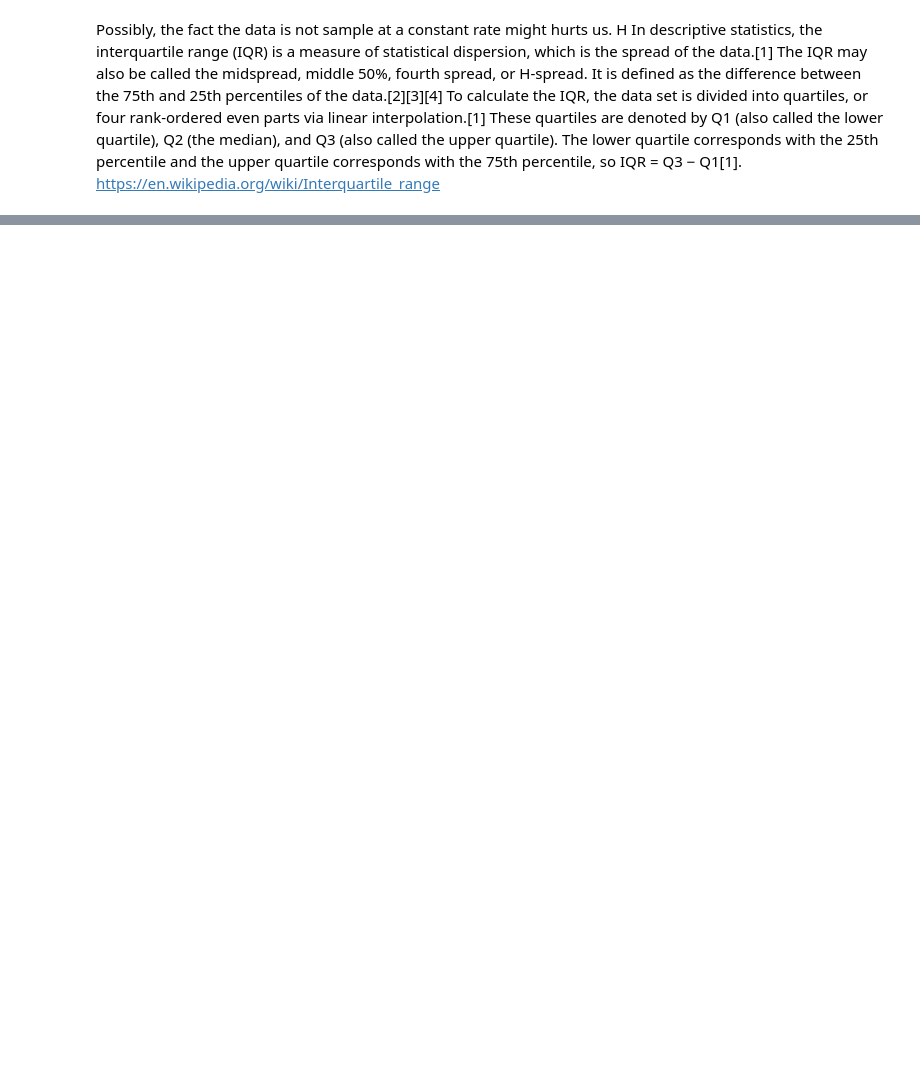
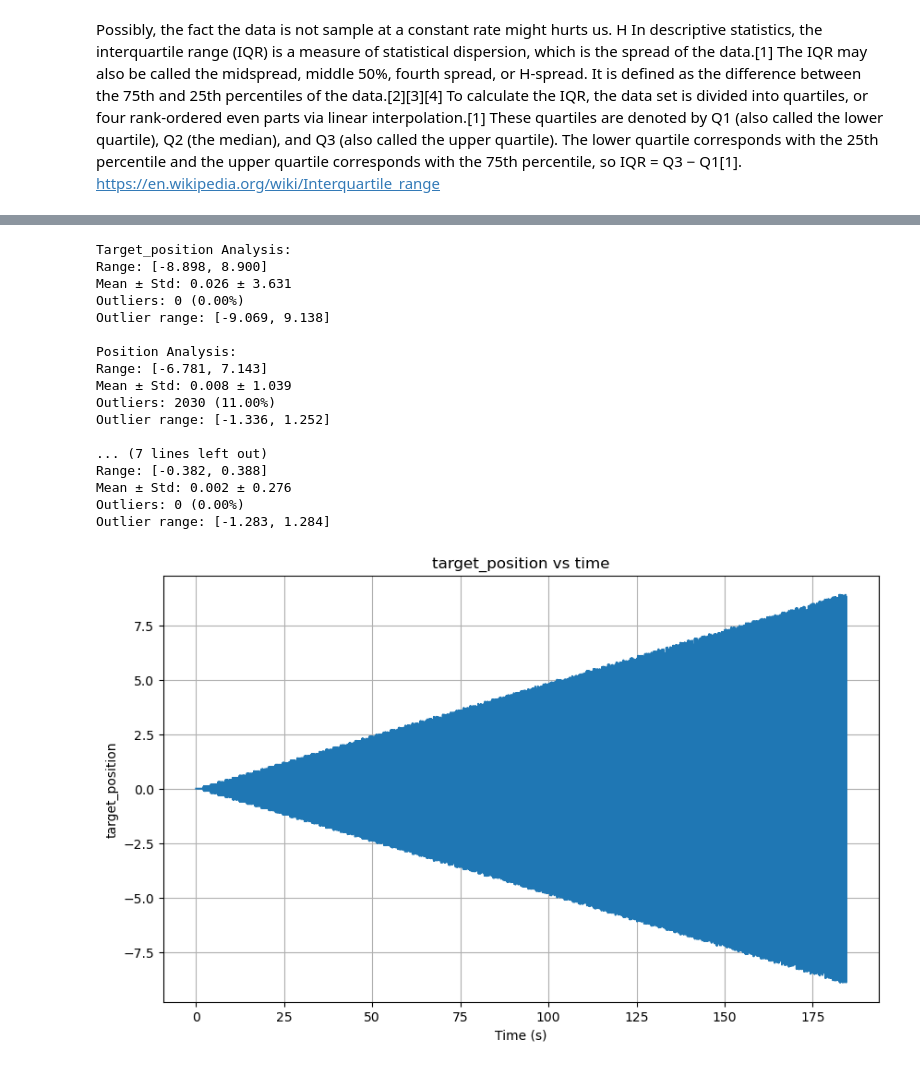
Before and after one commit to TheNewtonCapstone/newton-motor-modelling, a Jupyter notebook: training/mlp.ipynb, the cells around one changed output, grey strips where cells are left out. Cells and saved outputs as stored; diff of their text form; code cells hidden in the pictures; blank space fills up the shorter version.

```diff
--- a/training/mlp.ipynb
+++ b/training/mlp.ipynb
@@ -173,25 +186,44 @@ https://en.wikipedia.org/wiki/Interquartile_range
 # %%
 # perfom signal analysis to make sure there is not outliers
-# signals = ["target_position","position", "velocity", "torque"]
-#
-# for signal in signals:
-#     data = dataset_100.get_df()[signal]
-#     q1 = data.quantile(0.25)
-#     q3 = data.quantile(0.75)
-#     iqr = q3 - q1
-#     lower_bound = q1 - 1.5 * iqr
-#     upper_bound = q3 + 1.5 * iqr
-#     outliers = data[(data < lower_bound) | (data > upper_bound)]
-#     print(f"\n{signal.capitalize()} Analysis:")
-#     print(f"Range: [{data.min():.3f}, {data.max():.3f}]")
-#     print(f"Mean ± Std: {data.mean():.3f} ± {data.std():.3f}")
-#     print(f"Outliers: {len(outliers)} ({(len(outliers)/len(data))*100:.2f}%)")
-#     print(f"Outlier range: [{lower_bound:.3f}, {upper_bound:.3f}]")
-# for signal in signals:
-#     plt.figure(figsize=(10, 6))
-#     plt.plot(dataset_100.get_df()["time"], dataset_100.get_df()[signal])
-#     plt.title(f"{signal} vs time")
-#     plt.xlabel("Time (s)")
-#     plt.ylabel(signal)
-#     plt.grid(True)
-#     plt.show()
+signals = ["target_position","position", "velocity", "torque"]
+
+for signal in signals:
+    data = dataset_100.get_df()[signal]
+    q1 = data.quantile(0.25)
+    q3 = data.quantile(0.75)
+    iqr = q3 - q1
+    lower_bound = q1 - 1.5 * iqr
+    upper_bound = q3 + 1.5 * iqr
+    outliers = data[(data < lower_bound) | (data > upper_bound)]
+    print(f"\n{signal.capitalize()} Analysis:")
+    print(f"Range: [{data.min():.3f}, {data.max():.3f}]")
+    print(f"Mean ± Std: {data.mean():.3f} ± {data.std():.3f}")
+    print(f"Outliers: {len(outliers)} ({(len(outliers)/len(data))*100:.2f}%)")
+    print(f"Outlier range: [{lower_bound:.3f}, {upper_bound:.3f}]")
+for signal in signals:
+    plt.figure(figsize=(10, 6))
+    plt.plot(dataset_100.get_df()["time"], dataset_100.get_df()[signal])
+    plt.title(f"{signal} vs time")
+    plt.xlabel("Time (s)")
+    plt.ylabel(signal)
+    plt.grid(True)
+    plt.show()
+# %% [output]
+Target_position Analysis:
+Range: [-8.898, 8.900]
+Mean ± Std: 0.026 ± 3.631
+Outliers: 0 (0.00%)
+Outlier range: [-9.069, 9.138]
+
+Position Analysis:
+Range: [-6.781, 7.143]
+Mean ± Std: 0.008 ± 1.039
+Outliers: 2030 (11.00%)
+Outlier range: [-1.336, 1.252]
+
+... (7 lines left out)
+Range: [-0.382, 0.388]
+Mean ± Std: 0.002 ± 0.276
+Outliers: 0 (0.00%)
+Outlier range: [-1.283, 1.284]
+[figure, added]
```
Also changed, not shown: parts of 20 cells of this notebook.
